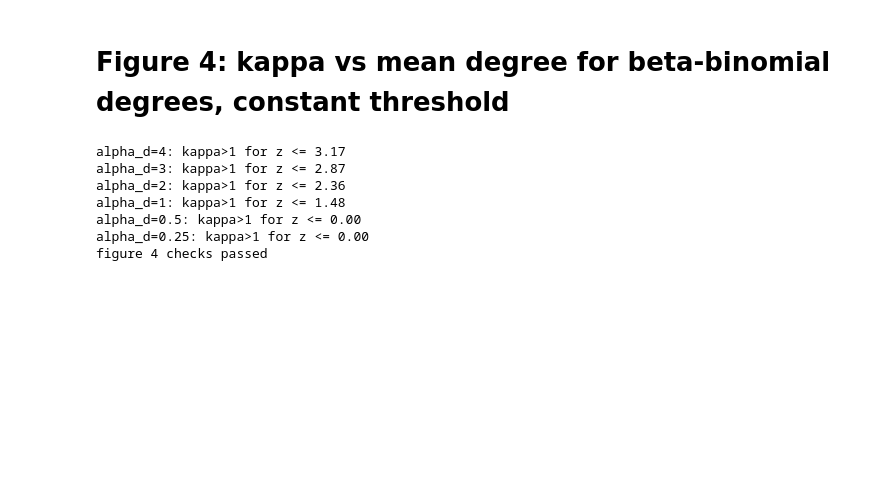
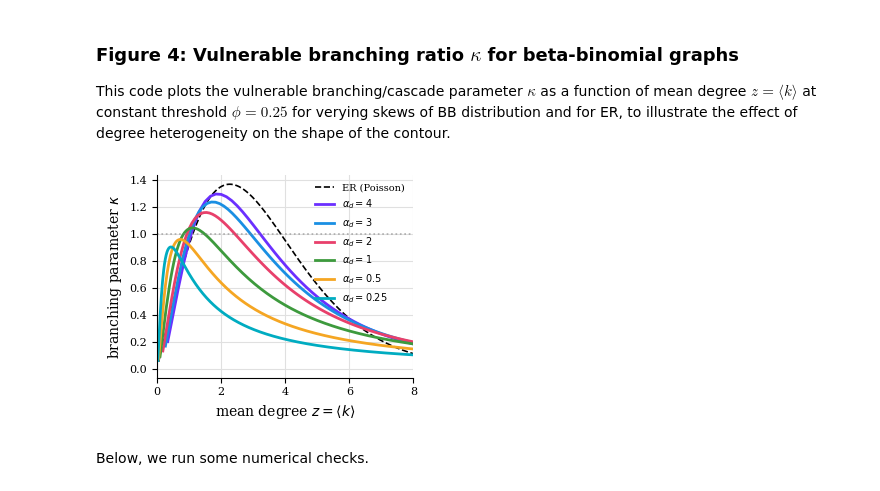
Before and after one commit to aidanwmw/Cascade-Degree-Threshold-Interaction, a Jupyter notebook: figure4.ipynb, the cells around one changed output. Drawn from its saved outputs; the diff is of its cells as text; code cells hidden in the pictures; blank space fills up the shorter version.

Commit message:
Semi-final code
Updated checks and readability.

```diff
--- a/figure4.ipynb
+++ b/figure4.ipynb
@@ -1,3 +1,5 @@
 # %% [markdown]
-# Figure 4: kappa vs mean degree for beta-binomial degrees, constant threshold
+### Figure 4: Vulnerable branching ratio $\kappa$ for beta-binomial graphs
+
+This code plots the vulnerable branching/cascade parameter $\kappa$ as a function of mean degree $z=\langle k \rangle$ at constant threshold $\phi = 0.25$ for verying skews of BB distribution and for ER, to illustrate the effect of degree heterogeneity on the shape of the contour.
 # %%
@@ -8,12 +11,12 @@ from figstyle import PALETTE, LW, REF_LW, FIGW_SINGLE, FIGW_DOUBLE, save
 # %%
-# Figure 4: kappa vs mean degree for beta-binomial degree x constant threshold,
-# for a sweep of alpha_d, with the ER (Poisson) reference.
+# Define  threshold, the ER kmax, the max n and fixed beta.
 phi = 0.25
 k_trig = int(1 / phi)
 n_max = 5000
 n_vals = np.arange(2, n_max + 1)
 beta_bb = 20.0
 
+# Sets of BB alphas to sweep over.
 alpha_sets = [
     (4.,   r'$\alpha_d=4$'),
     (3.,   r'$\alpha_d=3$'),
@@ -23,62 +26,58 @@ alpha_sets = [
     (0.25, r'$\alpha_d=0.25$'),
 ]
 
-fig, ax = plt.subplots(figsize=(FIGW_SINGLE, 2.7))
+# Poisson reference curve
+z_ref = np.linspace(0.05, 8, 800) # iterate over mean degree
+kappa_er = []
 
-# ER (Poisson) reference curve
-z_ref = np.linspace(0.05, 8, 800)
-kappa_er = []
 for z in z_ref:
+    # compute kappa = sum_k^kmax k(k-1)p_k/z over iterated z
     pk = poisson.pmf(np.arange(k_trig + 1), z)
     pk[0] = 0.0
     ks = np.arange(k_trig + 1)
     kappa_er.append(np.sum(ks[2:] * (ks[2:] - 1) * pk[2:]) / z)
+
+# Plot the Poisson curve
+fig, ax = plt.subplots(figsize=(FIGW_SINGLE, 2.7))
 ax.plot(z_ref, kappa_er, lw=REF_LW, color='black', ls='--', label='ER (Poisson)')
 
-# Beta-binomial curves, one per alpha_d
+# Discretize k in up to n
 ks = np.arange(n_max + 1)
 results = {}
+
 for i, (alpha_d, label) in enumerate(alpha_sets):
+    # iterate through each (alpha, beta) pair
     kappas, means = [], []
     for n in n_vals:
+        # for all (n,k) compute P(a,b,n,k)
         pk = betabinom.pmf(ks[:n + 1], n, alpha_d, beta_bb)
+
+        # compute average degree sum_k k p_k
         mk = (ks[:len(pk)] * pk).sum()
-        if mk < 1e-10:
-            continue
+
+        # compute k up to the always-vulnerable cutoff
         kmin = min(k_trig + 1, len(pk))
+
+        # compute kappa = k (k-1) p_k/<k>
         w = ks[2:kmin] * (ks[2:kmin] - 1) * pk[2:kmin] / mk
+
         kappas.append(w.sum())
         means.append(mk)
+
+    # Plot the kappa vs appropriately computed <k>
     results[alpha_d] = (np.array(means), np.array(kappas))
     ax.plot(means, kappas, lw=LW, color=PALETTE[i], label=label)
+
 
 ax.axhline(1.0, color='gray', ls=':', lw=REF_LW, alpha=0.6)
 ax.set_xlabel(r'mean degree $z=\langle k\rangle$')
 ax.set_ylabel('branching parameter $\\kappa$')
 ax.set_xlim(0, 8)
 ax.legend(loc='best', frameon=False, fontsize=7)
 fig.tight_layout()
-save(fig, "bb-constant")
+save(fig, "figure4")
 plt.show()
+# %% [output]
+[figure, added]
-# %%
-# checks: the kappa>1 window narrows as alpha_d decreases and vanishes for small alpha_d
-def upper_z(ad):
-    m, k = results[ad]
-    sel = (k > 1) & (m <= 8)
-    return m[sel].max() if sel.any() else 0.0
-
-order = [4., 3., 2., 1., 0.5, 0.25]
-us = [upper_z(ad) for ad in order]
-for ad, u in zip(order, us):
-    print(f"alpha_d={ad:g}: kappa>1 for z <= {u:.2f}")
-assert all(us[i] >= us[i + 1] for i in range(len(us) - 1)), "window should narrow with alpha_d"
-assert us[-1] == 0.0 and us[-2] == 0.0, "window should vanish for small alpha_d"
-print("figure 4 checks passed")
-# %% [output]
-alpha_d=4: kappa>1 for z <= 3.17
-alpha_d=3: kappa>1 for z <= 2.87
-alpha_d=2: kappa>1 for z <= 2.36
-alpha_d=1: kappa>1 for z <= 1.48
-alpha_d=0.5: kappa>1 for z <= 0.00
-alpha_d=0.25: kappa>1 for z <= 0.00
-figure 4 checks passed
+# %% [markdown]
+Below, we run some numerical checks.
```
Also changed, not shown: parts of 2 cells of this notebook, 30 other files.
